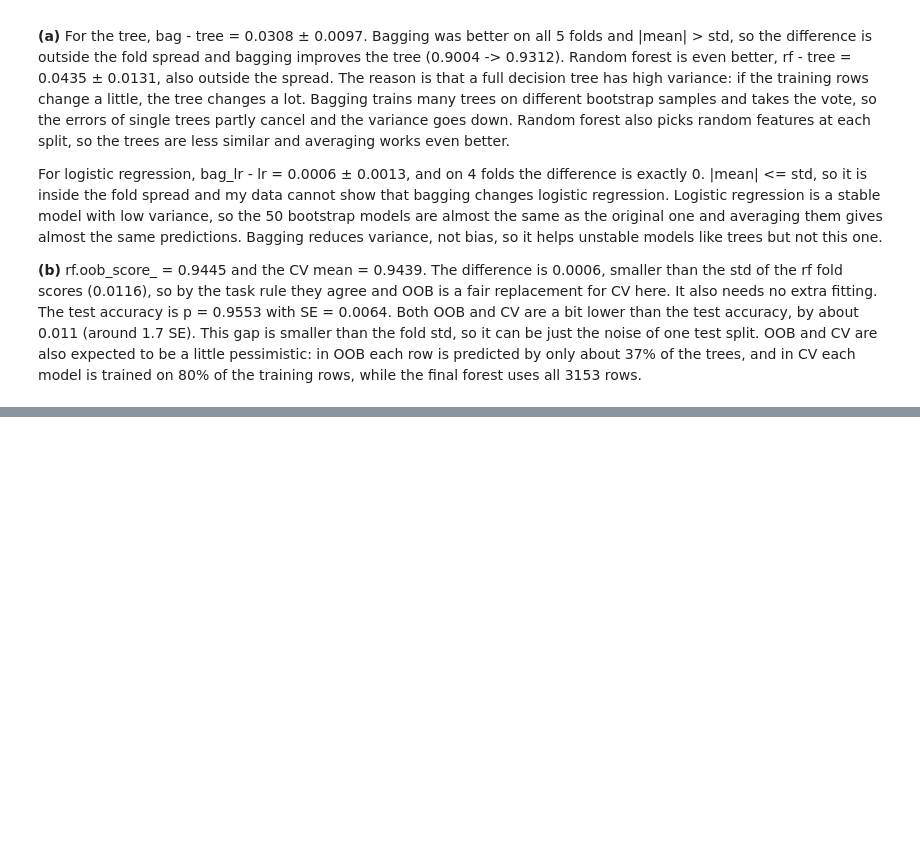
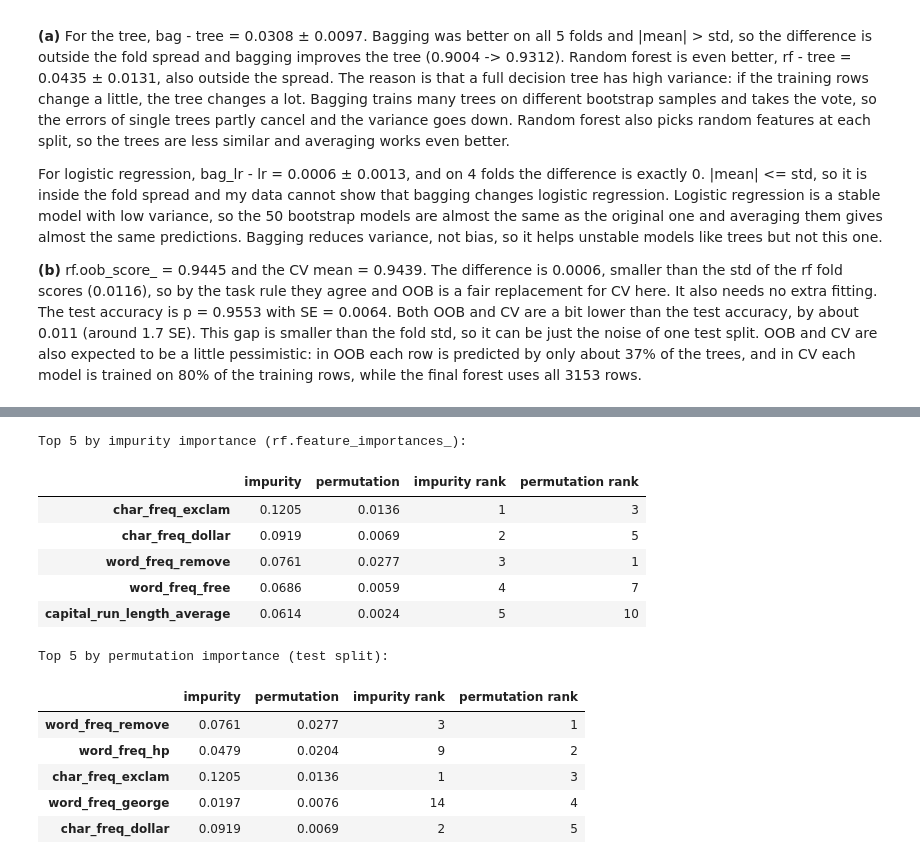
Before and after one commit to danieldiaz-smakov/smakov_ML_task_4, a Jupyter notebook: smakov_task4.ipynb, the cells around one changed output, grey strips where cells are left out. Drawn from its saved outputs; the diff is of its cells as text; code cells hidden in the pictures; blank space fills up the shorter version.

```diff
--- a/smakov_task4.ipynb
+++ b/smakov_task4.ipynb
@@ -182,0 +246,28 @@ For logistic regression, bag_lr - lr = 0.0006 ± 0.0013, and on 4 folds the diff
+# %%
+from sklearn.inspection import permutation_importance
+
+perm = permutation_importance(rf, X_test, y_test, n_repeats=10, random_state=SEED, scoring="accuracy")
+imp = pd.DataFrame({"impurity": rf.feature_importances_,
+                    "permutation": perm.importances_mean}, index=feature_names)
+imp["impurity rank"] = imp["impurity"].rank(ascending=False).astype(int)
+imp["permutation rank"] = imp["permutation"].rank(ascending=False, method="min").astype(int)
+
+print("Top 5 by impurity importance (rf.feature_importances_):")
+display(imp.sort_values("impurity", ascending=False).head(5).round(4))
+print("Top 5 by permutation importance (test split):")
+display(imp.sort_values("permutation", ascending=False).head(5).round(4))
+# %% [output]
+Top 5 by impurity importance (rf.feature_importances_):
+|  | impurity | permutation | impurity rank | permutation rank |
+| char_freq_exclam | 0.1205 | 0.0136 | 1 | 3 |
+| char_freq_dollar | 0.0919 | 0.0069 | 2 | 5 |
+| word_freq_remove | 0.0761 | 0.0277 | 3 | 1 |
+| word_freq_free | 0.0686 | 0.0059 | 4 | 7 |
+| capital_run_length_average | 0.0614 | 0.0024 | 5 | 10 |
+Top 5 by permutation importance (test split):
+|  | impurity | permutation | impurity rank | permutation rank |
+| word_freq_remove | 0.0761 | 0.0277 | 3 | 1 |
+| word_freq_hp | 0.0479 | 0.0204 | 9 | 2 |
+| char_freq_exclam | 0.1205 | 0.0136 | 1 | 3 |
+| word_freq_george | 0.0197 | 0.0076 | 14 | 4 |
+| char_freq_dollar | 0.0919 | 0.0069 | 2 | 5 |
```
Also changed, not shown: parts of 5 cells of this notebook.
